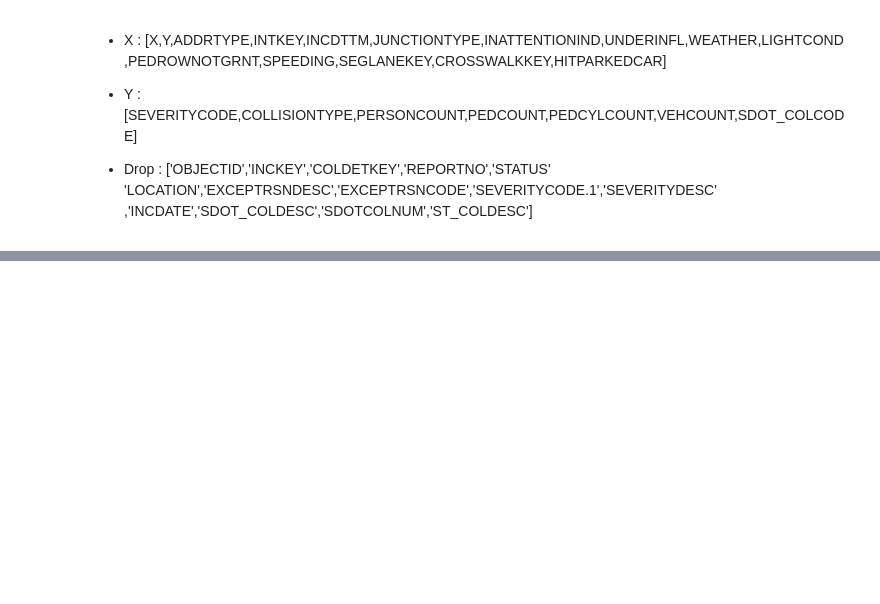
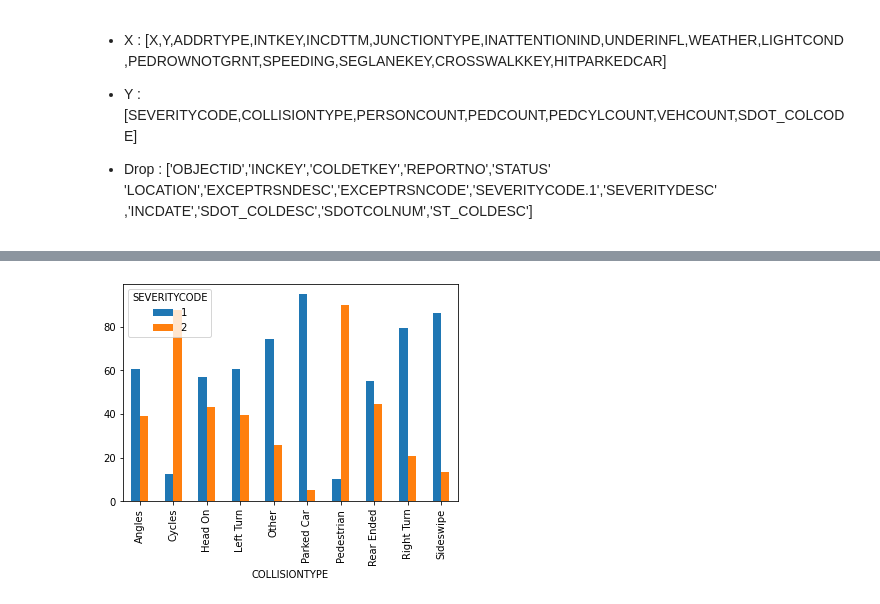
Before and after one commit to dr-askar/IBM_capstone, a Jupyter notebook: Capstone Project .ipynb, the cells around one changed output, grey strips where cells are left out. Saved outputs shown, nothing was run; the diff lists cells and outputs as text; code cells hidden in the pictures; blank space fills up the shorter version.

```diff
--- a/Capstone Project .ipynb
+++ b/Capstone Project .ipynb
@@ -51,0 +229,4 @@ Name: SEVERITYCODE, dtype: int64
+# %%
+draw_bar_perc('COLLISIONTYPE')
+# %% [output]
+[figure, added]
```
Also changed, not shown: parts of 76 cells of this notebook, 1 other file.
